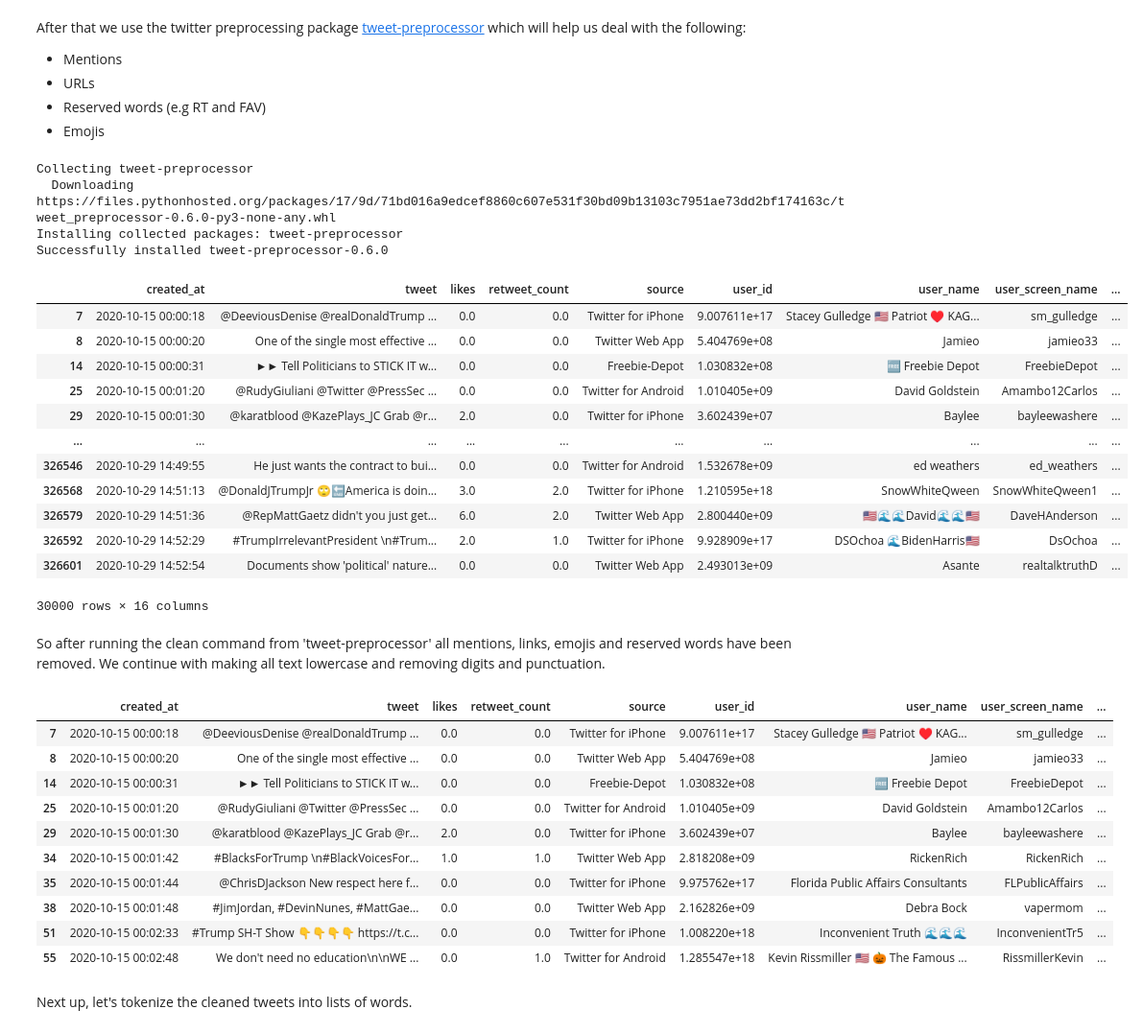
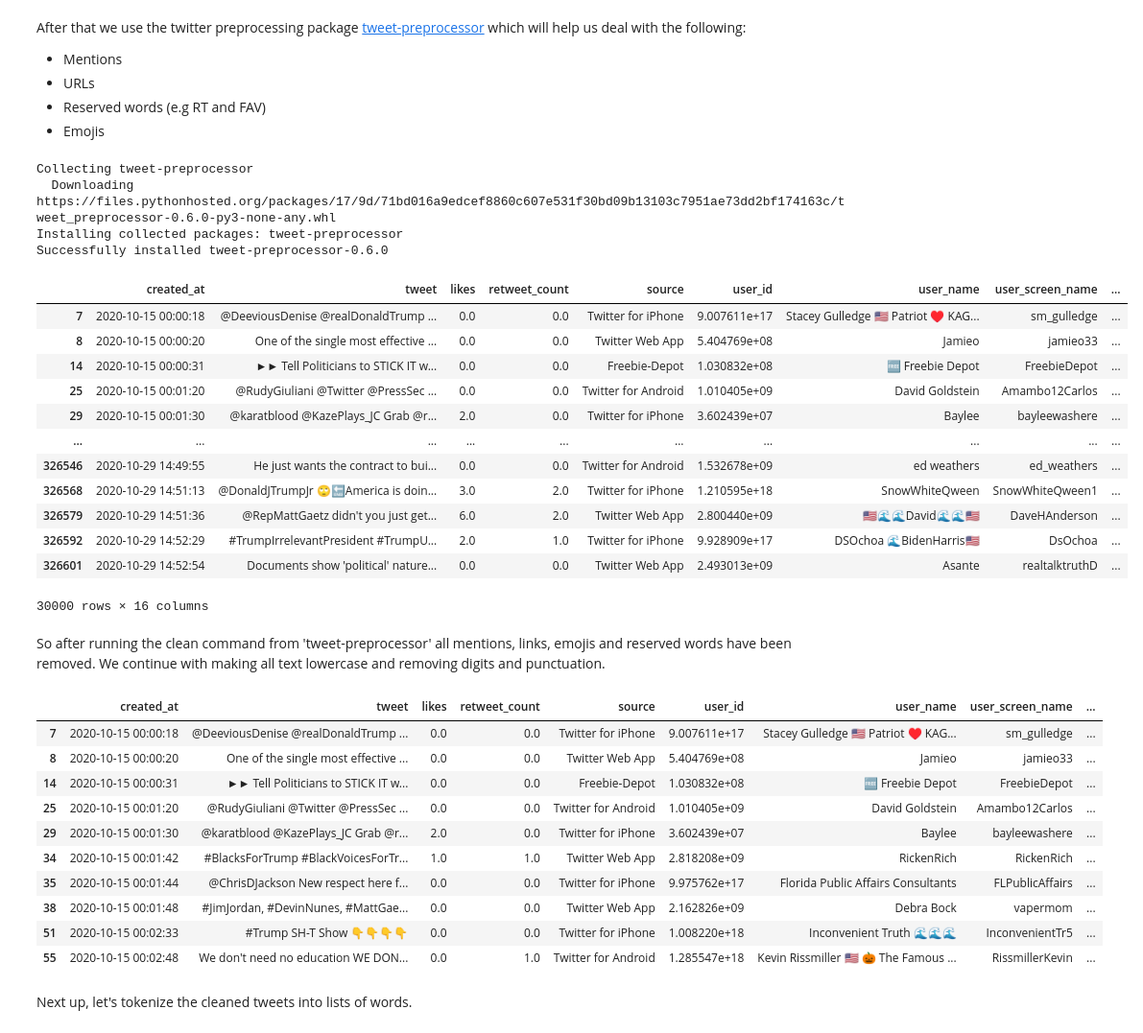
Before and after one commit to svantepihl/2IS063-Project, a Jupyter notebook: 2IS063_Project.ipynb, the cells around one changed output. Shown at 96% size. Cells and saved outputs as stored; diff of their text form; code cells hidden in the pictures.

```diff
--- a/2IS063_Project.ipynb
+++ b/2IS063_Project.ipynb
@@ -321,27 +321,31 @@ After that we use the twitter preprocessing package [tweet-preprocessor](https:/
 # %%
 # Installation & import
 !pip install tweet-preprocessor
 
-import preprocessor as pp
+import preprocessor as p
 # Create new column
-tweets_all['cleaned_tweet'] = tweets_all['tweet'].apply(lambda x: pp.clean(x))
+tweets_all['cleaned_tweet'] = tweets_all['tweet'].apply(lambda x: p.clean(x))
+#Remove links from original tweets
+p.set_options(p.OPT.URL)
+tweets_all['tweet'] = tweets_all['tweet'].apply(lambda x: p.clean(x))
+p.set_options()
 tweets_all.head(30000)
 # %% [output]
 Collecting tweet-preprocessor
   Downloading https://files.pythonhosted.org/packages/17/9d/71bd016a9edcef8860c607e531f30bd09b13103c7951ae73dd2bf174163c/tweet_preprocessor-0.6.0-py3-none-any.whl
 Installing collected packages: tweet-preprocessor
 Successfully installed tweet-preprocessor-0.6.0
 |  | created_at | tweet | likes | retweet_count | source | user_id | user_name | user_screen_name | ... |
 | 7 | 2020-10-15 00:00:18 | @DeeviousDenise @realDonaldTrump ... | 0.0 | 0.0 | Twitter for iPhone | 9.007611e+17 | Stacey Gulledge 🇺🇸 Patriot ♥️ KAG... | sm_gulledge | ... |
 | 8 | 2020-10-15 00:00:20 | One of the single most effective ... | 0.0 | 0.0 | Twitter Web App | 5.404769e+08 | Jamieo | jamieo33 | ... |
 | 14 | 2020-10-15 00:00:31 | ►► Tell Politicians to STICK IT w... | 0.0 | 0.0 | Freebie-Depot | 1.030832e+08 | 🆓 Freebie Depot | FreebieDepot | ... |
 | 25 | 2020-10-15 00:01:20 | @RudyGiuliani @Twitter @PressSec ... | 0.0 | 0.0 | Twitter for Android | 1.010405e+09 | David Goldstein | Amambo12Carlos | ... |
 | 29 | 2020-10-15 00:01:30 | @karatblood @KazePlays_JC Grab @r... | 2.0 | 0.0 | Twitter for iPhone | 3.602439e+07 | Baylee | bayleewashere | ... |
 | ... | ... | ... | ... | ... | ... | ... | ... | ... | ... |
 | 326546 | 2020-10-29 14:49:55 | He just wants the contract to bui... | 0.0 | 0.0 | Twitter for Android | 1.532678e+09 | ed weathers | ed_weathers | ... |
 | 326568 | 2020-10-29 14:51:13 | @DonaldJTrumpJr 🙄🔚America is doin... | 3.0 | 2.0 | Twitter for iPhone | 1.210595e+18 | SnowWhiteQween | SnowWhiteQween1 | ... |
 | 326579 | 2020-10-29 14:51:36 | @RepMattGaetz didn't you just get... | 6.0 | 2.0 | Twitter Web App | 2.800440e+09 | 🇺🇸🌊🌊David🌊🌊🇺🇸 | DaveHAnderson | ... |
-| 326592 | 2020-10-29 14:52:29 | #TrumpIrrelevantPresident \n#Trum... | 2.0 | 1.0 | Twitter for iPhone | 9.928909e+17 | DSOchoa 🌊BidenHarris🇺🇸 | DsOchoa | ... |
+| 326592 | 2020-10-29 14:52:29 | #TrumpIrrelevantPresident #TrumpU... | 2.0 | 1.0 | Twitter for iPhone | 9.928909e+17 | DSOchoa 🌊BidenHarris🇺🇸 | DsOchoa | ... |
 | 326601 | 2020-10-29 14:52:54 | Documents show 'political' nature... | 0.0 | 0.0 | Twitter Web App | 2.493013e+09 | Asante | realtalktruthD | ... |
 30000 rows × 16 columns
 # %% [markdown]
@@ -364,11 +368,11 @@ tweets_all.head(10)
 | 14 | 2020-10-15 00:00:31 | ►► Tell Politicians to STICK IT w... | 0.0 | 0.0 | Freebie-Depot | 1.030832e+08 | 🆓 Freebie Depot | FreebieDepot | ... |
 | 25 | 2020-10-15 00:01:20 | @RudyGiuliani @Twitter @PressSec ... | 0.0 | 0.0 | Twitter for Android | 1.010405e+09 | David Goldstein | Amambo12Carlos | ... |
 | 29 | 2020-10-15 00:01:30 | @karatblood @KazePlays_JC Grab @r... | 2.0 | 0.0 | Twitter for iPhone | 3.602439e+07 | Baylee | bayleewashere | ... |
-| 34 | 2020-10-15 00:01:42 | #BlacksForTrump \n#BlackVoicesFor... | 1.0 | 1.0 | Twitter Web App | 2.818208e+09 | RickenRich | RickenRich | ... |
+| 34 | 2020-10-15 00:01:42 | #BlacksForTrump #BlackVoicesForTr... | 1.0 | 1.0 | Twitter Web App | 2.818208e+09 | RickenRich | RickenRich | ... |
 | 35 | 2020-10-15 00:01:44 | @ChrisDJackson New respect here f... | 0.0 | 0.0 | Twitter for iPhone | 9.975762e+17 | Florida Public Affairs Consultants | FLPublicAffairs | ... |
 | 38 | 2020-10-15 00:01:48 | #JimJordan, #DevinNunes, #MattGae... | 0.0 | 0.0 | Twitter Web App | 2.162826e+09 | Debra Bock | vapermom | ... |
-| 51 | 2020-10-15 00:02:33 | #Trump SH-T Show 👇👇👇👇 https://t.c... | 0.0 | 0.0 | Twitter for iPhone | 1.008220e+18 | Inconvenient Truth 🌊🌊🌊 | InconvenientTr5 | ... |
-| 55 | 2020-10-15 00:02:48 | We don't need no education\n\nWE ... | 0.0 | 1.0 | Twitter for Android | 1.285547e+18 | Kevin Rissmiller 🇺🇸 🎃 The Famous ... | RissmillerKevin | ... |
+| 51 | 2020-10-15 00:02:33 | #Trump SH-T Show 👇👇👇👇 | 0.0 | 0.0 | Twitter for iPhone | 1.008220e+18 | Inconvenient Truth 🌊🌊🌊 | InconvenientTr5 | ... |
+| 55 | 2020-10-15 00:02:48 | We don't need no education WE DON... | 0.0 | 1.0 | Twitter for Android | 1.285547e+18 | Kevin Rissmiller 🇺🇸 🎃 The Famous ... | RissmillerKevin | ... |
 # %% [markdown]
 Next up, let's tokenize the cleaned tweets into lists of words.
 # %%
```
Also changed, not shown: parts of 6 cells of this notebook.
